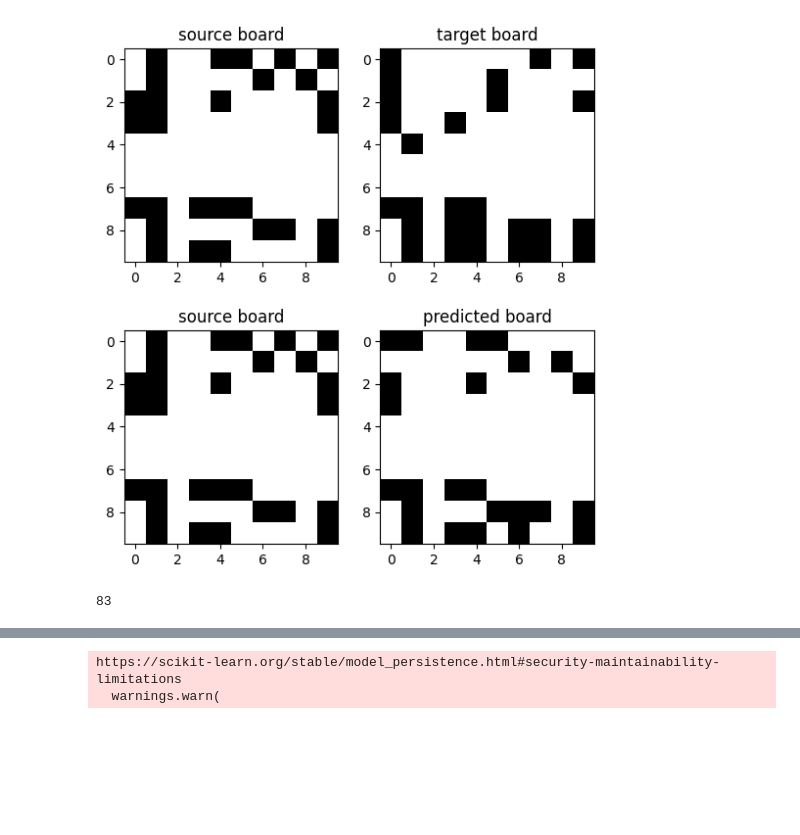
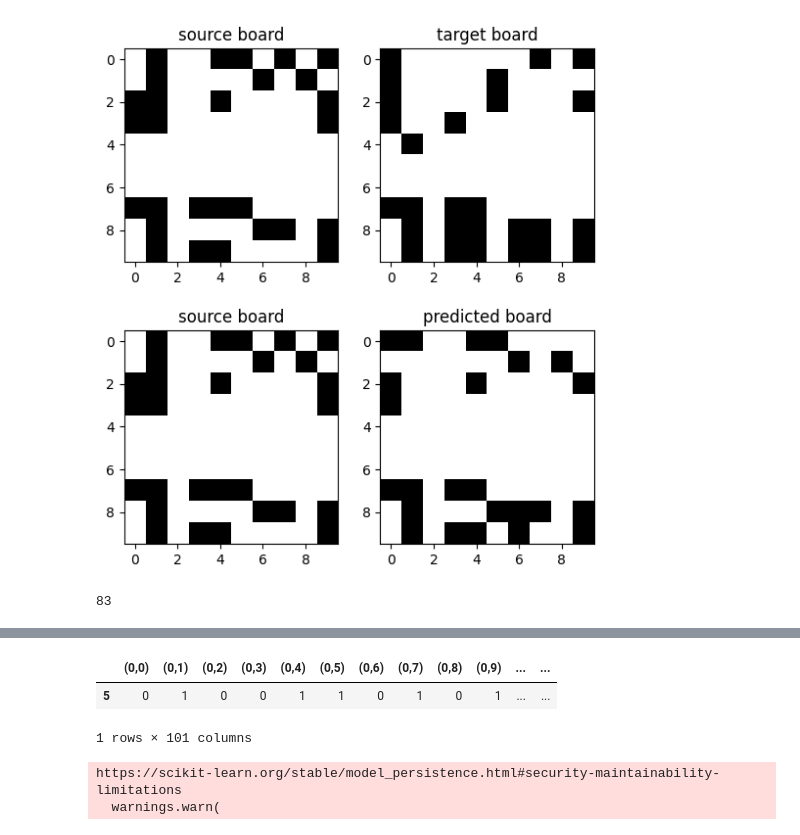
Before and after one commit to drorBamberger/GameOfLife, a Jupyter notebook: predict_board.ipynb, the cells around one changed output, grey strips where cells are left out. Cells and saved outputs as stored; diff of their text form; code cells hidden in the pictures; blank space fills up the shorter version.

```diff
--- a/predict_board.ipynb
+++ b/predict_board.ipynb
@@ -146,0 +185,3 @@ print(s)
+# %%
+board1['radius1'] = board1.apply(lambda row: calc_neighs(row[:size*size],loc[0], loc[1],size,radii ), axis=1)
+board1['radius2'] = board1.apply(lambda row: calc_neighs(row[size*size:],loc[0], loc[1],size,radii ), axis=1)
@@ -147,3 +195,9 @@ print(s)
+# %%
+board1
+# %% [output]
+|  | (0,0) | (0,1) | (0,2) | (0,3) | (0,4) | (0,5) | (0,6) | (0,7) | (0,8) | (0,9) | ... | ... |
+| 5 | 0 | 1 | 0 | 0 | 1 | 1 | 0 | 1 | 0 | 1 | ... | ... |
+1 rows × 101 columns
 # %%
 new_columns = [f'Col_{i}' for i in range(1, LEN + 1)]
 board2.columns = new_columns
```
Also changed, not shown: parts of 8 cells of this notebook, 1 other file.
